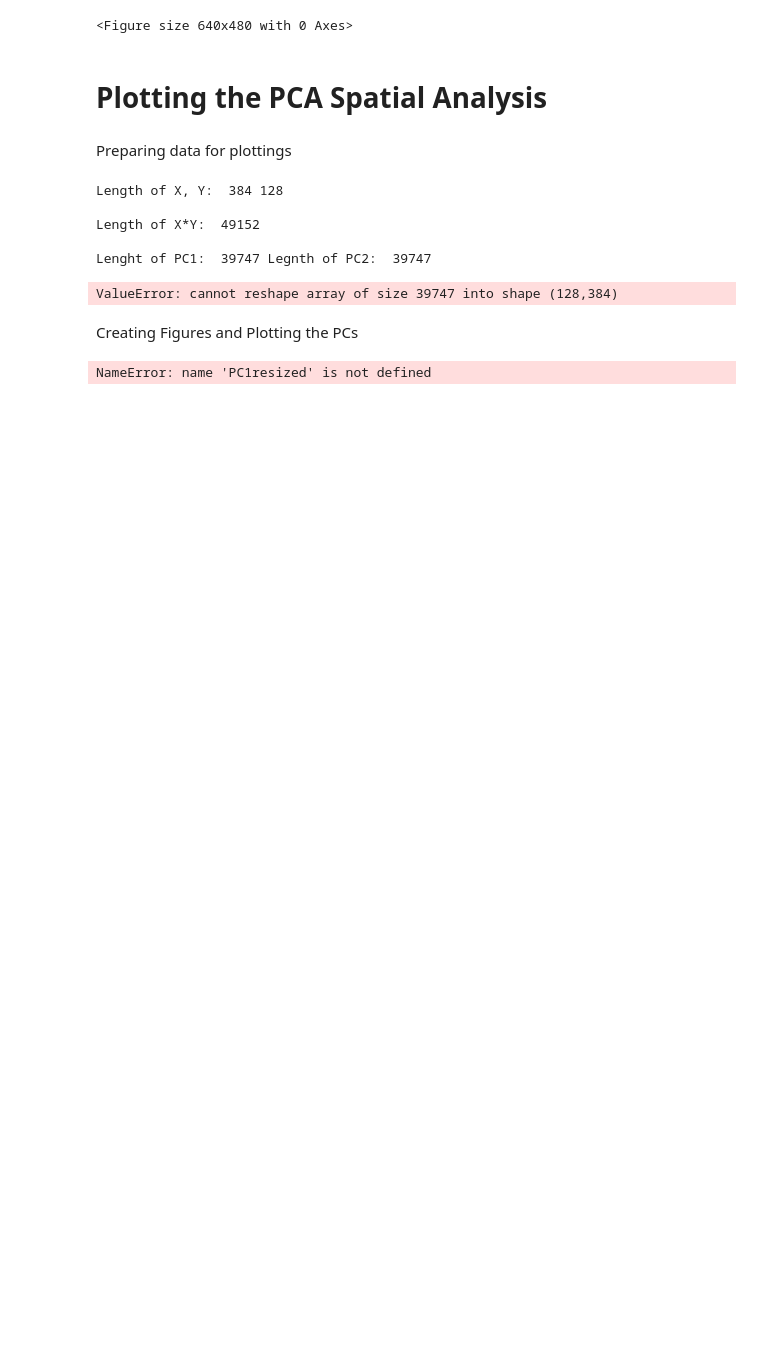
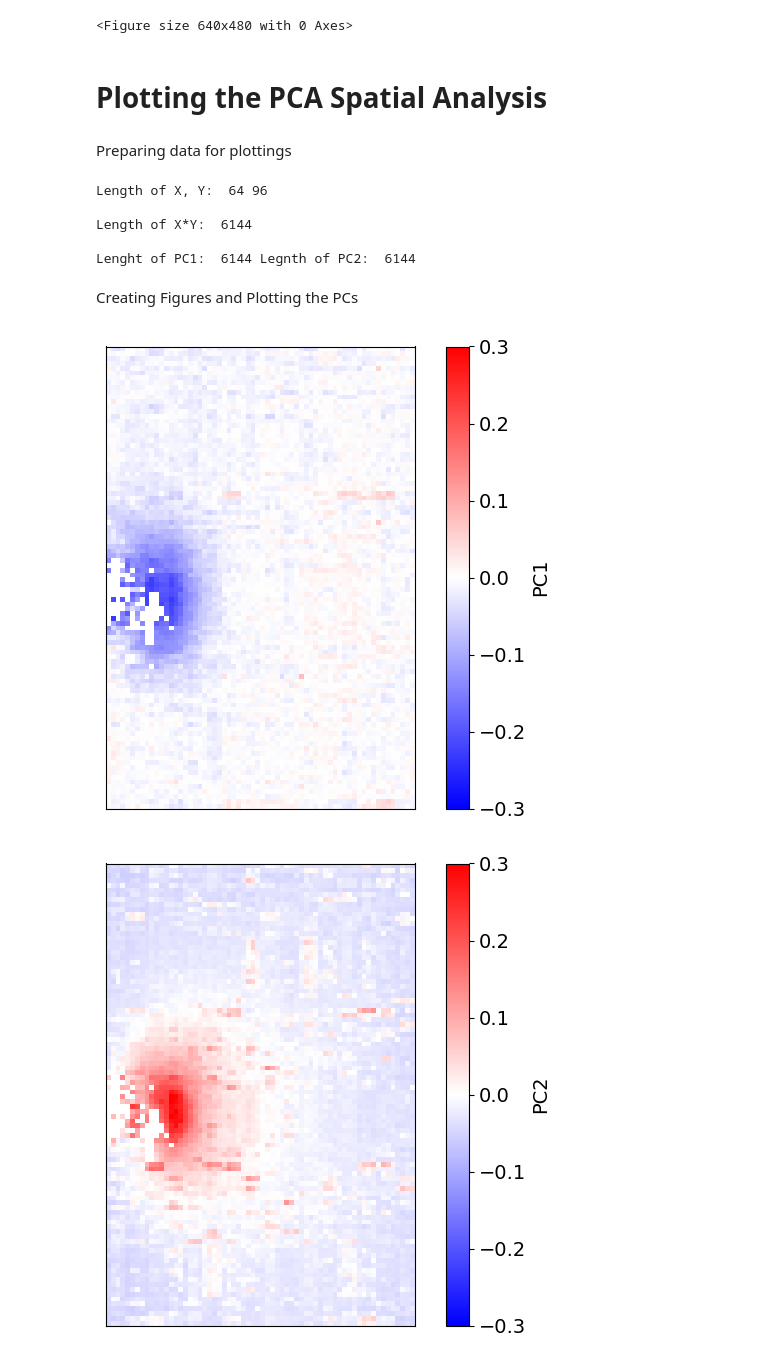
Before and after one commit to Zachery-Evans/DBSCAN_Feature_Extraction, a Jupyter notebook: DBScan Feaute Extraction.ipynb, the cells around one changed output. Drawn from its saved outputs; the diff is of its cells as text; code cells hidden in the pictures; blank space fills up the shorter version.

```diff
--- a/DBScan Feaute Extraction.ipynb
+++ b/DBScan Feaute Extraction.ipynb
@@ -474,11 +589,11 @@ selected_indexes, discarded_indexes, mask_selected, modePosition, areaPE = distr
 # Use the model again on the unmasked values to get the same result for the complete dataset
 data_PCs = loaded_pca_model.transform(test_df[wavenumbers].values)
 columns_list = ['PC'+ str(x) for x in range(1, PCs+1)]
-PCA_df = pd.DataFrame(data = data_PCs[mask_selected], columns = columns_list)
+PCA_df = pd.DataFrame(data = data_PCs, columns = columns_list)
 
 PC1 = PCA_df['PC1'].to_numpy()
 PC2 = PCA_df['PC2'].to_numpy()
-PC3 = PCA_df['PC3'].to_numpy()
+#PC3 = PCA_df['PC3'].to_numpy()
 
 #Reposition the mapping to start at 0,0
 Map_x = test_df['map_x'].to_numpy()
@@ -509,14 +624,13 @@ PC1resized = np.reshape(PC1, (Ysize, Xsize))
 PC2resized = np.reshape(PC2, (Ysize,Xsize))
 
 # Format PC2 for plotting
-PC3resized = np.reshape(PC3, (Ysize,Xsize))
+#PC3resized = np.reshape(PC3, (Ysize,Xsize))
 # %% [output]
-Length of X, Y:  384 128
+Length of X, Y:  64 96
 
-Length of X*Y:  49152
+Length of X*Y:  6144
 
-Lenght of PC1:  39747 Legnth of PC2:  39747
+Lenght of PC1:  6144 Legnth of PC2:  6144
-ValueError: cannot reshape array of size 39747 into shape (128,384)
 # %% [markdown]
 Creating Figures and Plotting the PCs
 # %%
@@ -528,7 +642,7 @@ cmap.set_bad(color='0.7')  # dull grey for masked values
 # Setting up the mask for plotting
 PC1_masked = np.ma.array(PC1resized, mask=~mask_selected)
 PC2_masked = np.ma.array(PC2resized, mask=~mask_selected)
-PC3_masked = np.ma.array(PC3resized, mask=~mask_selected)
+#PC3_masked = np.ma.array(PC3resized, mask=~mask_selected)
 
 """
 Plotting the first Principal Component
@@ -553,31 +667,32 @@ Plotting the second Principal Component
 
 fig2, ax2 = plt.subplots(figsize=(8, 6))
 
 im2 = ax2.pcolormesh(X, Y, PC2_masked, cmap='bwr', shading='auto')
 im2.set_clim(-0.3, 0.3)
 
 cbar = fig2.colorbar(im2, ax=ax2)
 cbar.ax.tick_params(labelsize=14)
 cbar.set_label(r'PC2', fontsize=14)
 
 ax2.set_aspect('equal')
 
 ax2.set_xticks([])
 ax2.set_yticks([])
 
 if PCs > 2:
     fig3, ax3 = plt.subplots(figsize=(8, 6))
 
     im3 = ax3.pcolormesh(X, Y, PC3_masked, cmap='bwr', shading='auto')
     im3.set_clim(-0.3, 0.3)
 
     cbar = fig3.colorbar(im3, ax=ax3)
     cbar.ax.tick_params(labelsize=14)
     cbar.set_label(r'PC3', fontsize=14)
 
     ax3.set_aspect('equal')
 
     ax3.set_xticks([])
     ax3.set_yticks([])
 # %% [output]
-NameError: name 'PC1resized' is not defined
+[figure, added]
+[figure, added]
```
Also changed, not shown: parts of 16 cells of this notebook, 3 other files.
